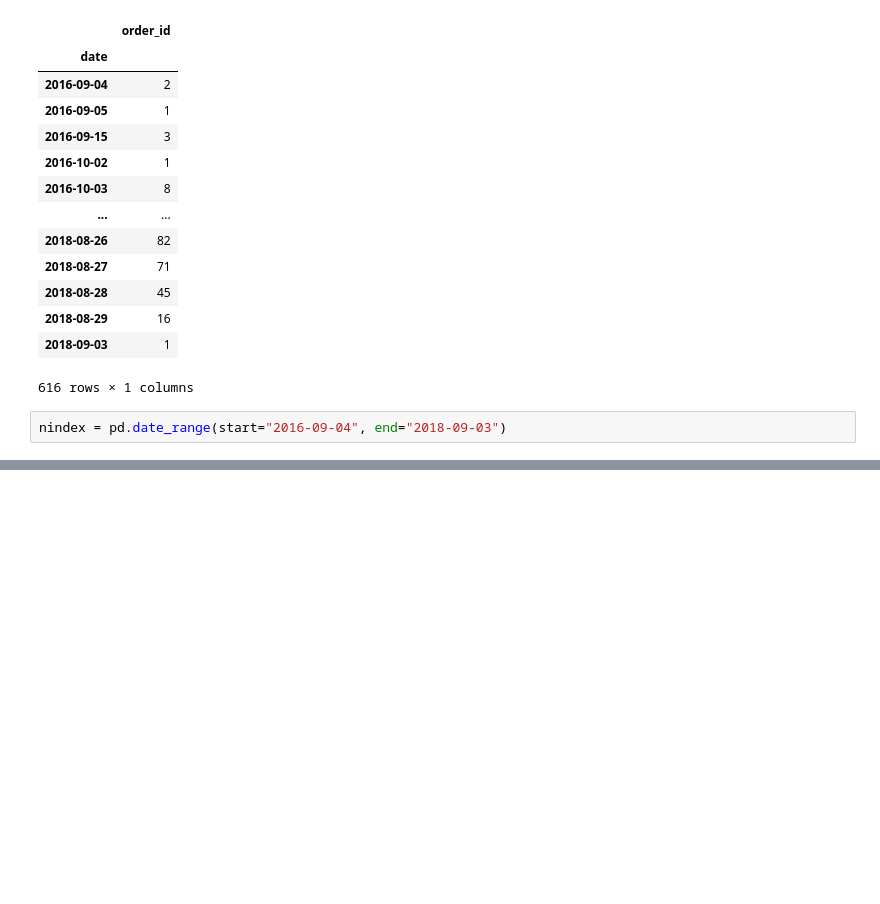
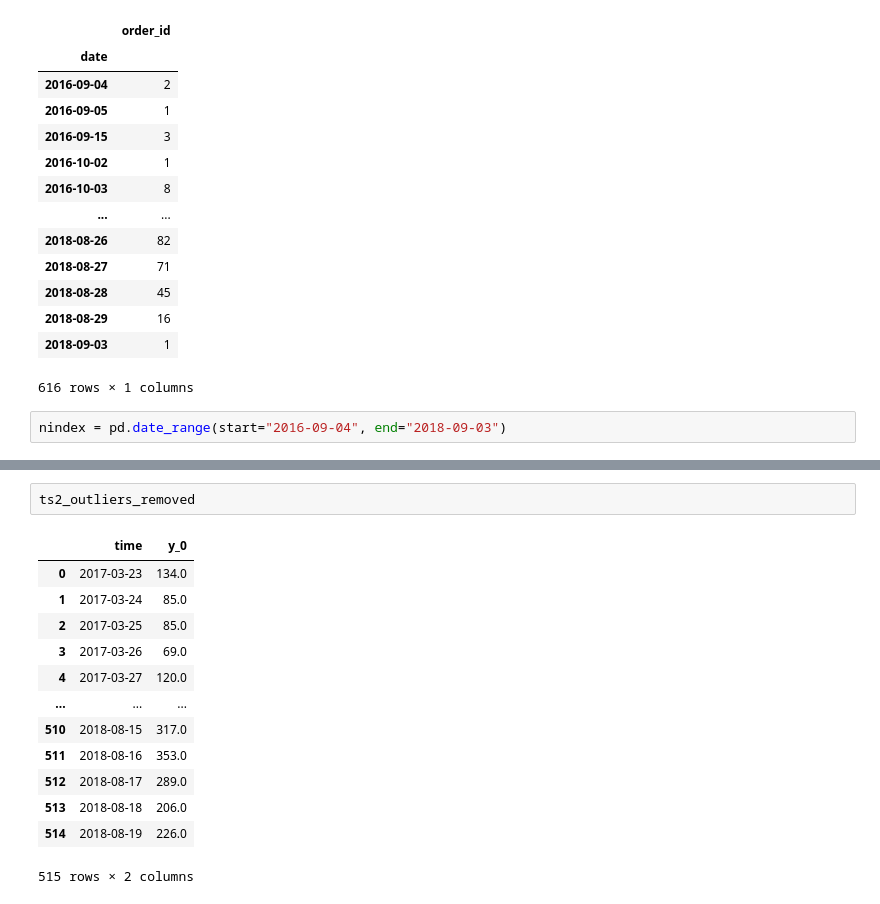
Before and after one commit to finloop/data-science-notebooks, a Jupyter notebook: e_commerce/e-commerce-time-series.ipynb, the cells around one changed output, grey strips where cells are left out. Drawn from its saved outputs; the diff is of its cells as text; blank space fills up the shorter version.

```diff
--- a/e_commerce/e-commerce-time-series.ipynb
+++ b/e_commerce/e-commerce-time-series.ipynb
@@ -155,0 +208,16 @@ plt.plot(ts)
+# %%
+ts2_outliers_removed
+# %% [output]
+|  | time | y_0 |
+| 0 | 2017-03-23 | 134.0 |
+| 1 | 2017-03-24 | 85.0 |
+| 2 | 2017-03-25 | 85.0 |
+| 3 | 2017-03-26 | 69.0 |
+| 4 | 2017-03-27 | 120.0 |
+| ... | ... | ... |
+| 510 | 2018-08-15 | 317.0 |
+| 511 | 2018-08-16 | 353.0 |
+| 512 | 2018-08-17 | 289.0 |
+| 513 | 2018-08-18 | 206.0 |
+| 514 | 2018-08-19 | 226.0 |
+515 rows × 2 columns
```
Also changed, not shown: parts of 23 cells of this notebook.
